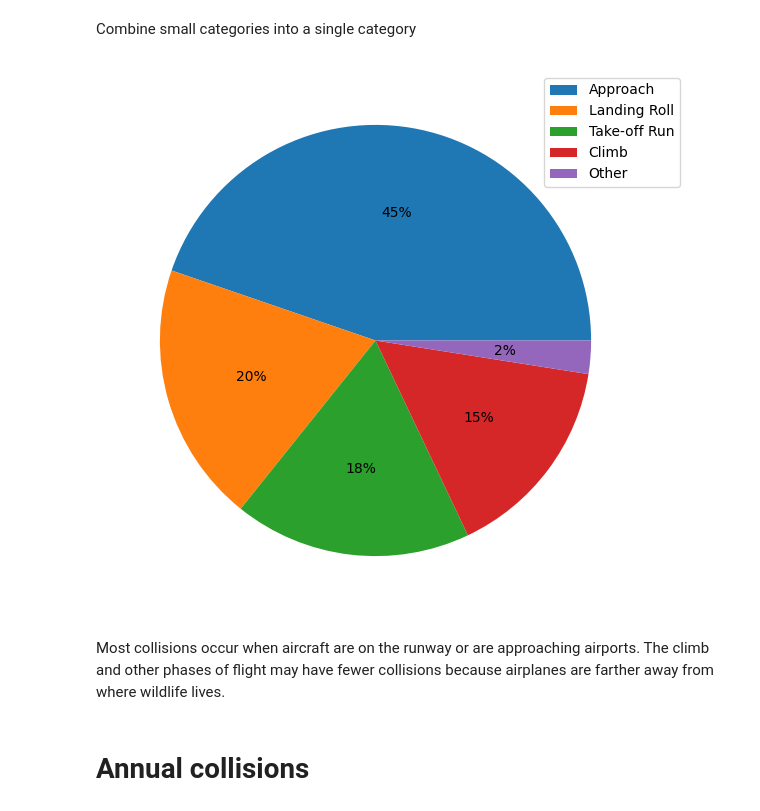
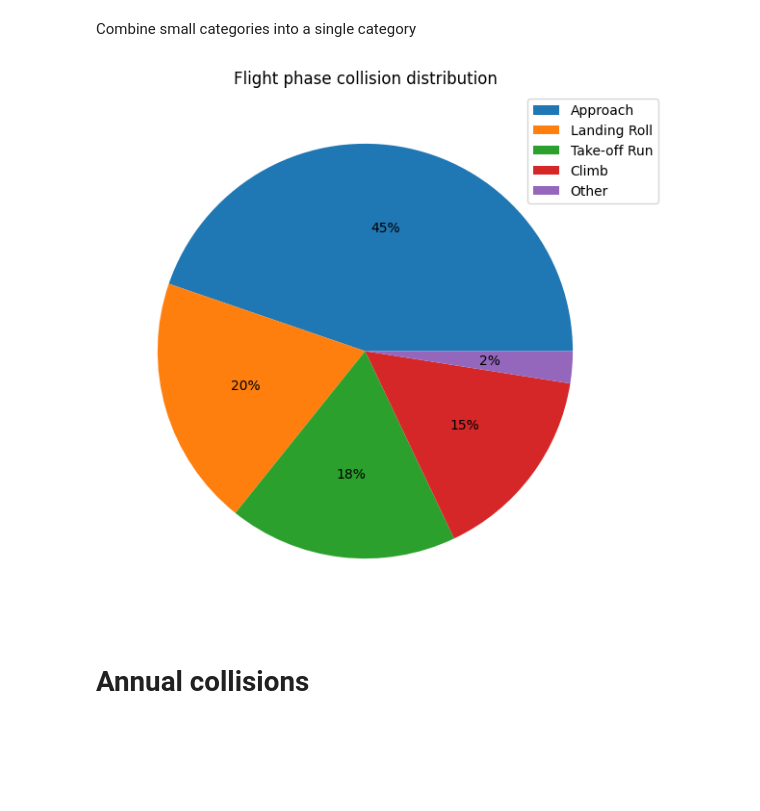
Before and after one commit to green-638/airplane_wildlife_collisions, a Jupyter notebook: project.ipynb, the cells around one changed output. Cells and saved outputs as stored; diff of their text form; code cells hidden in the pictures; blank space fills up the shorter version.

```diff
--- a/project.ipynb
+++ b/project.ipynb
@@ -59,12 +57,11 @@ phase_index.append('Other')
 # %%
 plt.figure(figsize=(12,7))
 plt.pie(phase_values, autopct='%.0f%%')
 plt.legend(phase_index, bbox_to_anchor=(.8,1))
+plt.title('Flight phase collision distribution')
 plt.show()
 # %% [output]
-[figure, old version]
+[figure, new version]
-# %% [markdown]
-Most collisions occur when aircraft are on the runway or are approaching airports. The climb and other phases of flight may have fewer collisions because airplanes are farther away from where wildlife lives.
 # %% [markdown]
 # Annual collisions
 # %%
```
Also changed, not shown: parts of 7 cells of this notebook.
